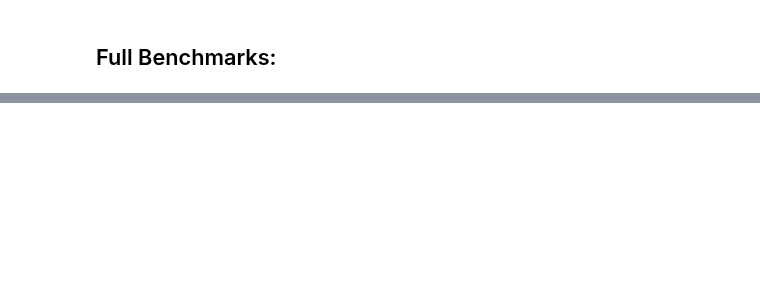
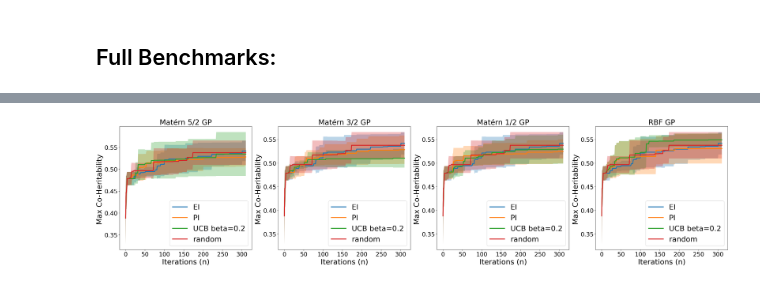
Before and after one commit to stair-lab/bo4ag, a Jupyter notebook: Benchmark/build_plot.ipynb, the cells around one changed output, grey strips where cells are left out. Saved outputs shown, nothing was run; the diff lists cells and outputs as text; code cells hidden in the pictures; blank space fills up the shorter version.

```diff
--- a/Benchmark/build_plot.ipynb
+++ b/Benchmark/build_plot.ipynb
@@ -103,0 +91,51 @@ for acq_name in ["EI", "PI", "UCB-0.1", "UCB-0.2", "UCB-0.5"]:
+# %%
+trait = "narea"
+base_path = f"./output/5.5.2024/bo"
+seeds = [0,1,2,3,4]
+
+kernels = ["matern52", "matern32", "matern12", "rbf"]
+acqs = ["EI", "PI", "UCB-0.2"]#"UCB-0.1", "UCB-0.2"]
+
+
+alpha=0.1
+line_width = 3
+fig, axs = plt.subplots(1, len(kernels), figsize=(30, 7))
+color_dict = {"EI": 'Pink', "PI": 'Blue', "KG": 'Green',
+              "UCB": 'Orange', "UCB-0.1": 'Red', "UCB-0.2": 'Green', "UCB-0.5": 'Orange'}
+kernel_dic = {"matern52": "Matérn 5/2", "matern32": "Matérn 3/2", "matern12": "Matérn 1/2", "rbf": "RBF"}
+acq_dic = {"EI": "EI", "PI": "PI", "UCB-0.5": "UCB beta=0.5", "UCB-0.1": "UCB beta=0.1", "UCB-0.2": "UCB beta=0.2"}
+
+#BAYESIAN OPTIMIZATION
+for k, kernel_name in enumerate(kernels):
+    for a, acq_name in enumerate(acqs):
+        botorch_results = [pd.read_csv(f"{base_path}/{trait}/{kernel_name}_{acq_name}/result_{seed}.npy", encoding='utf-8')["Best"] for seed in seeds]
+        botorch_results = [np.array(botorch_results[i]) for i in range(0,len(botorch_results))]
+        mean, var = np.mean(botorch_results, axis=0), np.std(botorch_results, axis=0)
+        x_axis = np.linspace(0, len(mean), len(mean))
+
+        color = color_dict[acq_name]
+        axs[k].plot(x_axis, mean, label= f"{acq_dic[acq_name]}", linewidth=line_width) #, color=color)
+        axs[k].fill_between(x_axis, mean - var,  mean + var, alpha=0.3) #, color=color)
+
+        # #graph elements
+        # plt.plot([actual_max[trait]]*its ,linestyle='dashed', label="Best Co-heritabilty")
+        # plt.plot ([top_01[trait]]*its ,linestyle='dashed', label="Top 1%")
+
+
+    #plot random
+    botorch_results = [pd.read_csv(f"{base_path}/{trait}/random/result_{seed}.npy", encoding='utf-8')["Best"] for seed in seeds]
+    botorch_results = [np.array(botorch_results[i]) for i in range(0,len(botorch_results))]
+    mean, var = np.mean(botorch_results, axis=0), np.std(botorch_results, axis=0)
+    axs[k].plot(x_axis, mean, label= f"random", linewidth=line_width) #, color="black")
+    axs[k].fill_between(x_axis, mean - var,  mean + var, alpha=0.3) #, color="black")
+
+    #Set title and labeles
+    axs[k].set_title(f"{kernel_dic[kernel_name]} GP", fontsize=25) #Wavelength Ratio + {trait}
+    axs[k].set_xlabel("Iterations (n)", fontsize=25)
+    axs[k].set_ylabel("Max Co-Heritability ", fontsize=25)
+    axs[k].legend(loc="lower right", fontsize=25)
+    axs[k].tick_params(axis='both', labelsize=20)
+    #axs[k].set_ylim(0.7,1)
+plt.show()
+# %% [output]
+[figure, added]
```
Also changed, not shown: parts of 4 cells of this notebook, 2 other files.
